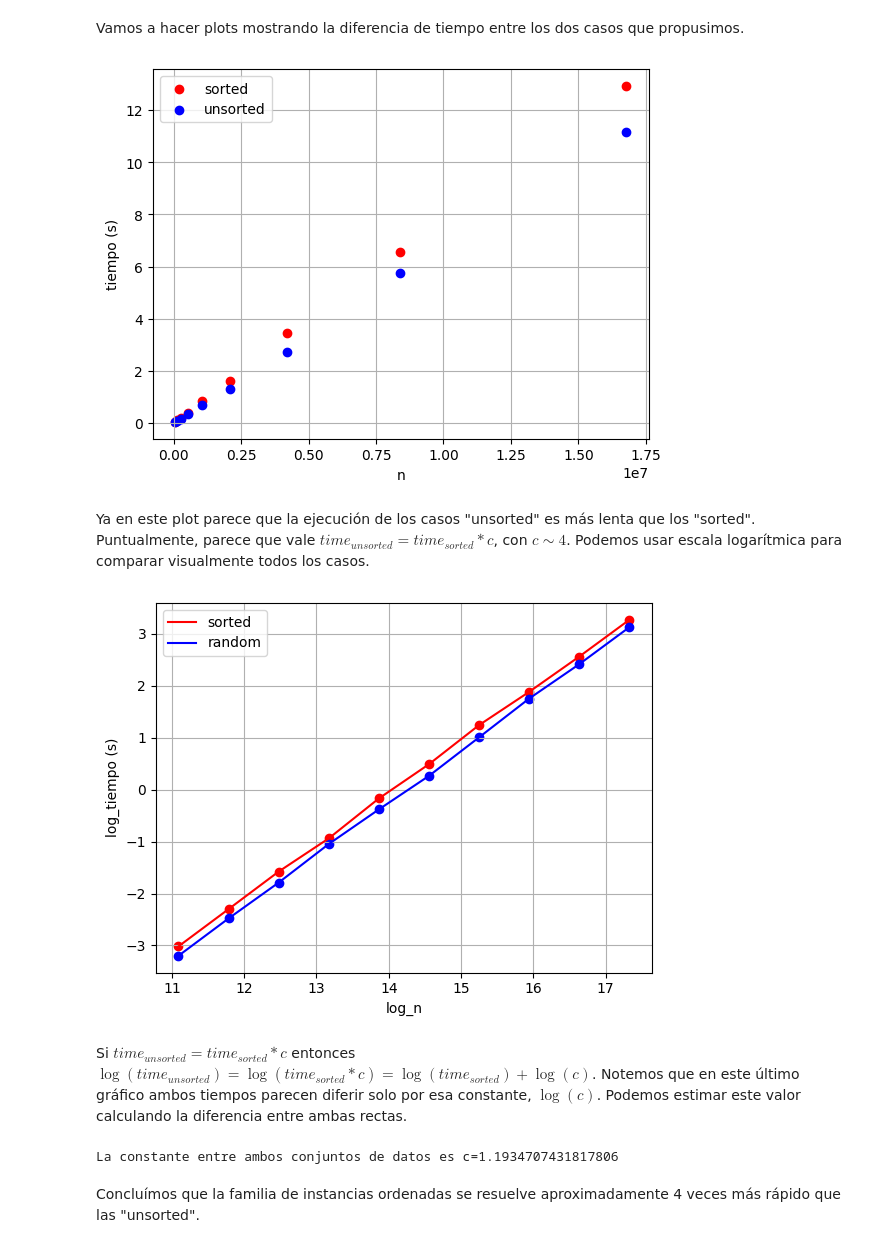
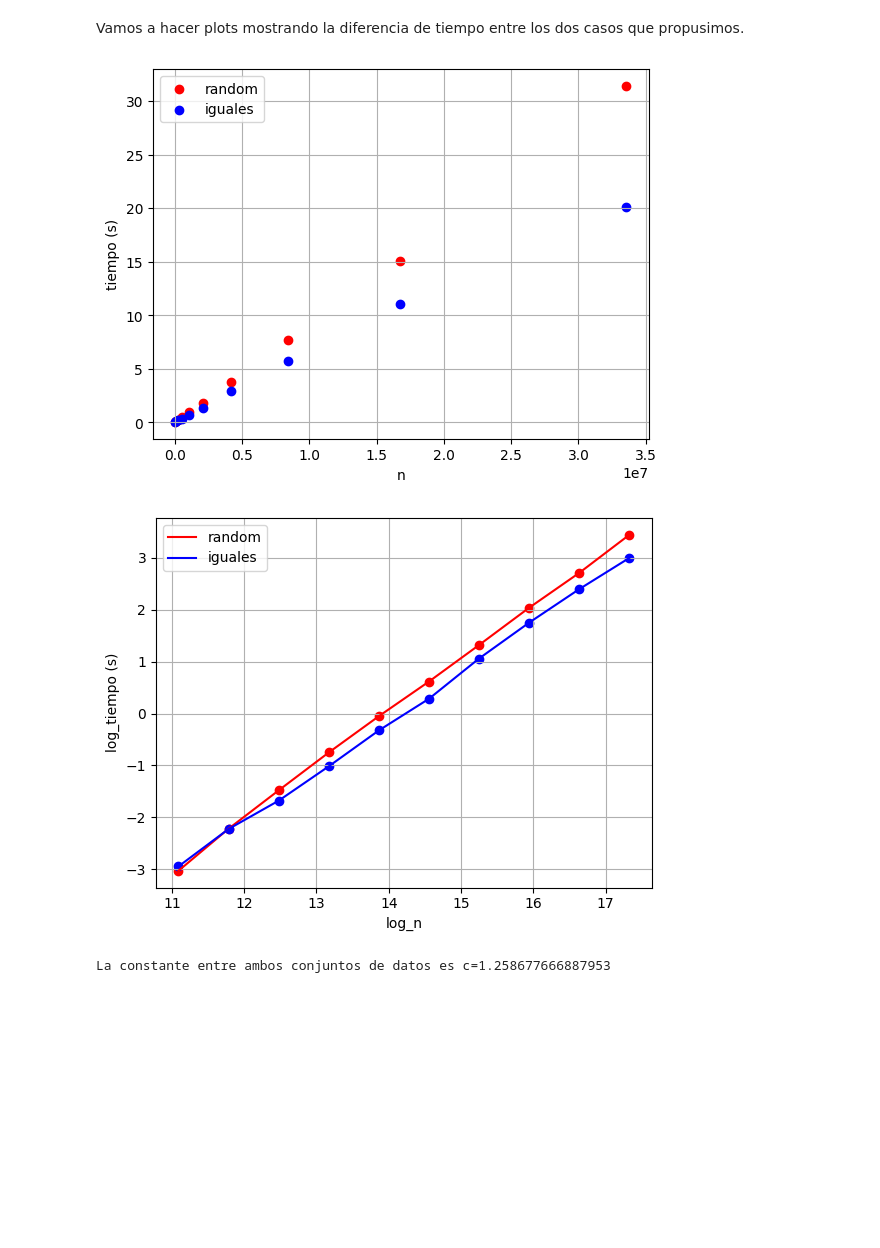
Before and after one commit to JoaquinPolonuer/algo3, a Jupyter notebook: tp1/ejercicio3_experimentacion/Experimentacion.ipynb, the cells around one changed output. Drawn from its saved outputs; the diff is of its cells as text; code cells hidden in the pictures; blank space fills up the shorter version.

```diff
--- a/tp1/ejercicio3_experimentacion/Experimentacion.ipynb
+++ b/tp1/ejercicio3_experimentacion/Experimentacion.ipynb
@@ -52,36 +52,35 @@ Con esto concluímos con un alto nivel de confianza que la cota teórica correla
 # %% [markdown]
 Vamos a hacer plots mostrando la diferencia de tiempo entre los dos casos que propusimos.
 # %%
-df = pd.read_csv("runtime_sorted.csv")
-df2 = pd.read_csv("runtime_random.csv")
-df['time_random'] = df2['time']
+exp1 = "random"
+exp2 = "iguales"
+
+df = pd.read_csv(f"runtime_{exp1}.csv")
+df[f'time_{exp1}'] = df['time']
+
+df2 = pd.read_csv(f"runtime_{exp2}.csv")
+df[f'time_{exp2}'] = df2['time']
 
 fig, ax = plt.subplots()
 
-ax.scatter(df['n'],df['time'],color='red', label='sorted')
-ax.scatter(df['n'],df['time_random'],color='blue', label='random')
+ax.scatter(df['n'],df[f'time_{exp1}'],color='red', label=exp1)
+ax.scatter(df['n'],df[f'time_{exp2}'],color='blue', label=exp2)
 plt.xlabel("n")
 plt.ylabel("tiempo (s)")
 
 ax.legend()
 ax.grid(True)
 
 plt.show()
 # %% [output]
-[figure, old version]
+[figure, new version]
-# %% [markdown]
-Ya en este plot parece que la ejecución de los casos "unsorted" es más lenta que los "sorted". Puntualmente, parece que vale $time_{unsorted} = time_{sorted} * c$, con $c\sim 4$. Podemos usar escala logarítmica para comparar visualmente todos los casos.
 # %%
-df = pd.read_csv("runtime_sorted.csv")
-df2 = pd.read_csv("runtime_random.csv")
-df['time_random'] = df2['time']
-
 fig, ax = plt.subplots()
 
-ax.scatter(np.log(df['n']),np.log(df['time']),color='red')
-ax.plot(np.log(df['n']),np.log(df['time']),color='red', label='sorted')
-ax.scatter(np.log(df['n']),np.log(df['time_random']),color='blue')
-ax.plot(np.log(df['n']),np.log(df['time_random']),color='blue', label='random')
+ax.scatter(np.log(df['n']),np.log(df[f'time_{exp1}']),color='red')
+ax.plot(np.log(df['n']),np.log(df[f'time_{exp1}']),color='red', label=exp1)
+ax.scatter(np.log(df['n']),np.log(df[f'time_{exp2}']),color='blue')
+ax.plot(np.log(df['n']),np.log(df[f'time_{exp2}']),color='blue', label=exp2)
 
 plt.xlabel("log_n")
 plt.ylabel("log_tiempo (s)")
@@ -91,13 +90,9 @@ ax.grid(True)
 
 plt.show()
 # %% [output]
-[figure, old version]
+[figure, new version]
-# %% [markdown]
-Si $time_{unsorted} = time_{sorted} * c$ entonces $\log (time_{unsorted}) = \log(time_{sorted} * c) = \log(time_{sorted}) + \log(c)$. Notemos que en este último gráfico ambos tiempos parecen diferir solo por esa constante, $\log (c)$. Podemos estimar este valor calculando la diferencia entre ambas rectas.
 # %%
-log_c = np.average(np.log(df['time']) - np.log(df['time_random']))
+log_c = np.average(np.log(df[f'time_{exp1}']) - np.log(df[f'time_{exp2}']))
 print("La constante entre ambos conjuntos de datos es c=" + str(np.exp(log_c)))
 # %% [output]
-La constante entre ambos conjuntos de datos es c=1.1934707431817806
+La constante entre ambos conjuntos de datos es c=1.258677666887953
-# %% [markdown]
-Concluímos que la familia de instancias ordenadas se resuelve aproximadamente 4 veces más rápido que las "unsorted".
```
Also changed, not shown: parts of 3 cells of this notebook, 7 other files.
